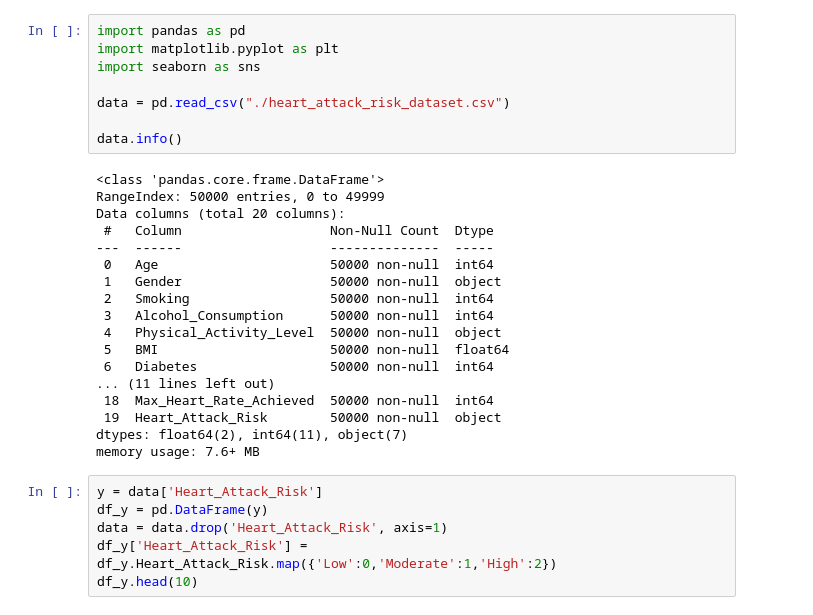
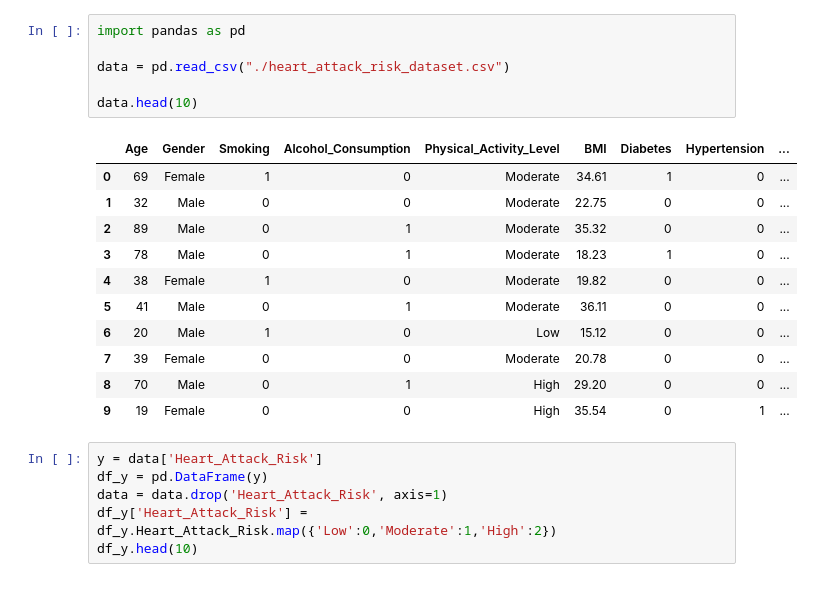
Before and after one commit to Rlaal19/AI, a Jupyter notebook: Miniproject_Model/Data_Cleansing.ipynb, the cells around one changed output. Cells and saved outputs as stored; diff of their text form.

```diff
--- a/Miniproject_Model/Data_Cleansing.ipynb
+++ b/Miniproject_Model/Data_Cleansing.ipynb
@@ -1,29 +1,21 @@
 # %%
 import pandas as pd
-import matplotlib.pyplot as plt
-import seaborn as sns
 
 data = pd.read_csv("./heart_attack_risk_dataset.csv")
 
-data.info()
+data.head(10)
 # %% [output]
-<class 'pandas.core.frame.DataFrame'>
-RangeIndex: 50000 entries, 0 to 49999
-Data columns (total 20 columns):
- #   Column                   Non-Null Count  Dtype
----  ------                   --------------  -----
- 0   Age                      50000 non-null  int64
- 1   Gender                   50000 non-null  object
- 2   Smoking                  50000 non-null  int64
- 3   Alcohol_Consumption      50000 non-null  int64
- 4   Physical_Activity_Level  50000 non-null  object
- 5   BMI                      50000 non-null  float64
- 6   Diabetes                 50000 non-null  int64
-... (11 lines left out)
- 18  Max_Heart_Rate_Achieved  50000 non-null  int64
- 19  Heart_Attack_Risk        50000 non-null  object
-dtypes: float64(2), int64(11), object(7)
-memory usage: 7.6+ MB
+|  | Age | Gender | Smoking | Alcohol_Consumption | Physical_Activity_Level | BMI | Diabetes | Hypertension | ... |
+| 0 | 69 | Female | 1 | 0 | Moderate | 34.61 | 1 | 0 | ... |
+| 1 | 32 | Male | 0 | 0 | Moderate | 22.75 | 0 | 0 | ... |
+| 2 | 89 | Male | 0 | 1 | Moderate | 35.32 | 0 | 0 | ... |
+| 3 | 78 | Male | 0 | 1 | Moderate | 18.23 | 1 | 0 | ... |
+| 4 | 38 | Female | 1 | 0 | Moderate | 19.82 | 0 | 0 | ... |
+| 5 | 41 | Male | 0 | 1 | Moderate | 36.11 | 0 | 0 | ... |
+| 6 | 20 | Male | 1 | 0 | Low | 15.12 | 0 | 0 | ... |
+| 7 | 39 | Female | 0 | 0 | Moderate | 20.78 | 0 | 0 | ... |
+| 8 | 70 | Male | 0 | 1 | High | 29.20 | 0 | 0 | ... |
+| 9 | 19 | Female | 0 | 0 | High | 35.54 | 0 | 1 | ... |
 # %%
 y = data['Heart_Attack_Risk']
 df_y = pd.DataFrame(y)
```
Also changed, not shown: parts of 2 cells of this notebook, 2 other files.
